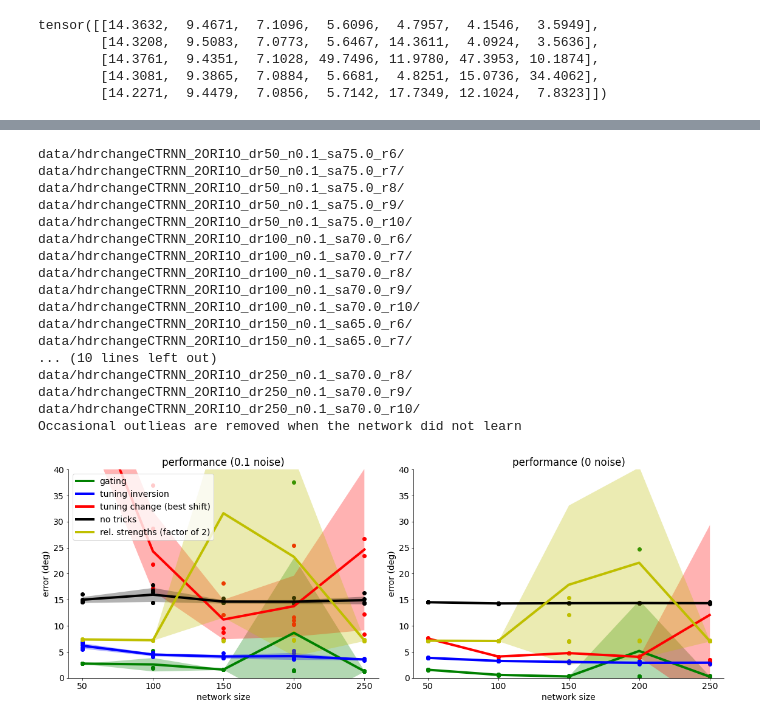
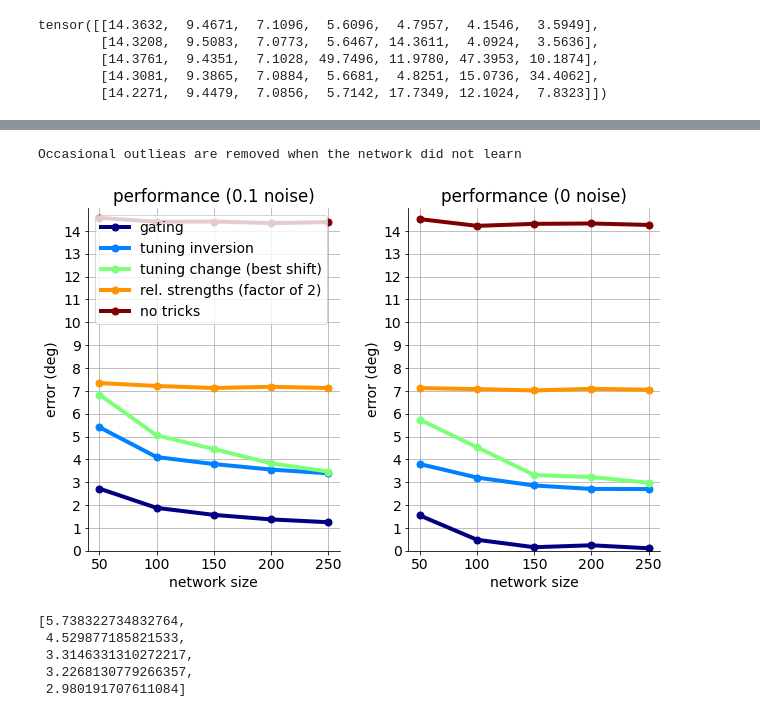
Before and after one commit to azaho/dynamictuning, a Jupyter notebook: analysis_and_figures_comparehd.ipynb, the cells around one changed output, grey strips where cells are left out. Cells and saved outputs as stored; diff of their text form; code cells hidden in the pictures.

```diff
--- a/analysis_and_figures_comparehd.ipynb
+++ b/analysis_and_figures_comparehd.ipynb
@@ -386,11 +457,16 @@ tensor([[14.3632,  9.4671,  7.1096,  5.6096,  4.7957,  4.1546,  3.5949],
+# %%
+ans_n = ans
+# %%
+ans_nn = ans
+# %%
+ans = ans_n
 # %%
 import matplotlib
 import importlib.util
 
 dim_recurrent = 100
 shift_amounts = [50, 55, 60, 65, 70, 75, 80, 85, 90]
-randoms = [6, 7, 8, 9, 10]
-ans = {}
+randoms = [1, 2, 3, 4, 5]
 # %%
 network, label, color = "rchange", "change of tuning (net_size=100)", "k"
 fig = plt.figure(figsize=(12, 5))
@@ -606,7 +636,7 @@ anss = {}
 dim_recurrents = [50, 100, 150, 200, 250]
 randoms = [1, 2, 3, 4, 5]
 # %%
-fig = plt.figure(figsize=(16, 6))
+fig = plt.figure(figsize=(9, 6))
 plt.rc('font', **{'family': 'DejaVu Sans', 'weight': 'normal', 'size': 14})
 ax_f = fig.add_subplot(1, 2, 1)
 ax_b = fig.add_subplot(1, 2, 2)
@@ -774,63 +804,71 @@ def _plot(network, label, color):
     # outliers
     # plot
     #print(best_errors)
+    best_errors[best_errors>20]=float('nan')
+    final_errors[final_errors>20]=float('nan')
+
+
+
     mean = torch.nanmean(best_errors, dim=0)
     sd = (torch.nanmean(best_errors**2, dim=0)-mean**2)**0.5
-    ax_b.scatter(torch.tensor(dim_recurrents).repeat(len(dim_recurrents), 1), best_errors, color=color)
-    ax_b.fill_between(dim_recurrents, mean-sd, mean+sd, color=color, alpha=0.3, linewidth=0)
-    ax_b.plot(dim_recurrents, mean, "-", linewidth=4, label=label, color=color)
+    #ax_b.scatter(torch.tensor(dim_recurrents).repeat(len(dim_recurrents), 1), best_errors, color=color)
+    #ax_b.fill_between(dim_recurrents, mean-sd, mean+sd, color=color, alpha=0.3, linewidth=0)
+    #ax_b.plot(dim_recurrents, mean, "-", linewidth=4, label=label, color=color)
+    ax_b.plot(dim_recurrents, torch.min(torch.nan_to_num(best_errors, nan=1000), dim=0).values, "-", marker='o', markersize=7, linewidth=4, label=label, color=color)
     mean = torch.nanmean(final_errors, dim=0)
     sd = (torch.nanmean(final_errors**2, dim=0)-mean**2)**0.5
-    ax_f.scatter(torch.tensor(dim_recurrents).repeat(len(dim_recurrents), 1), final_errors, color=color)
-    ax_f.fill_between(dim_recurrents, mean-sd, mean+sd, color=color, alpha=0.3, linewidth=0)
-    ax_f.plot(dim_recurrents, mean, "-", linewidth=4, label=label, color=color)
+    #ax_f.scatter(torch.tensor(dim_recurrents).repeat(len(dim_recurrents), 1), final_errors, color=color)
+    #ax_f.fill_between(dim_recurrents, mean-sd, mean+sd, color=color, alpha=0.3, linewidth=0)
+    #ax_f.plot(dim_recurrents, mean, "-", linewidth=4, label=label, color=color)
+    ax_f.plot(dim_recurrents, torch.min(torch.nan_to_num(final_errors, nan=1000), dim=0).values, "-", marker='o', markersize=7, linewidth=4, label=label, color=color)
 
+colors = plt.cm.jet(np.linspace(0,1,5))
 #_plot("train", "trained (100 000 steps)", "c")
-_plot("gating", "gating", "g")
-_plot("inversion", "tuning inversion", "b")
-_plot("rchange", "tuning change (best shift)", "r")
-_plot("notricks", "no tricks", "k")
-_plot("relstrengths", "rel. strengths (factor of 2)", "y")
+_plot("gating", "gating", colors[0])
+_plot("inversion", "tuning inversion", colors[1])
+
+ax_f.plot(dim_recurrents, [torch.min(ans_n[x]).item() for x in dim_recurrents], "-", marker='o', markersize=7, linewidth=4, label="tuning change (best shift)", color=colors[2])
+ax_b.plot(dim_recurrents, [torch.min(torch.nan_to_num(ans_nn[x], nan=1000)).item() for x in dim_recurrents], "-", marker='o', markersize=7, linewidth=4, label="tuning change (best shift)", color=colors[2])
+
+#_plot("rchange", "tuning change (best shift)", "r")
+_plot("relstrengths", "rel. strengths (factor of 2)", colors[3])
+_plot("notricks", "no tricks", colors[4])
 
 #if show_line: ax.axhline(y=0.0, color='r', linestyle='--', linewidth=3)
 #ax.set_ylim(-ylim, ylim)
 #ax.set_xlim(-90, 90)
 ax_f.set_title(f"performance (0.1 noise)")
 ax_b.set_title(f"performance (0 noise)")
 ax_f.set_xlabel(f"network size")
 ax_b.set_xlabel(f"network size")
 ax_f.set_ylabel("error (deg)")
 ax_b.set_ylabel("error (deg)")
 ax_f.spines['top'].set_visible(False)
 ax_f.spines['right'].set_visible(False)
 ax_b.spines['top'].set_visible(False)
 ax_b.spines['right'].set_visible(False)
 ax_f.legend(loc=2)
 #ax_b.legend(loc=1)
 ax_f.set_xticks(dim_recurrents)
 ax_b.set_xticks(dim_recurrents)
-ax_f.set_ylim(0, 40)
-ax_b.set_ylim(0, 40)
+ax_f.set_ylim(0, 15)
+ax_b.set_ylim(0, 15)
+ax_f.set_yticks(range(15))
+ax_b.set_yticks(range(15))
+ax_f.grid()
+ax_b.grid()
 plt.tight_layout()
 print("Occasional outlieas are removed when the network did not learn")
 plt.show()
 # %% [output]
-data/hdrchangeCTRNN_2ORI1O_dr50_n0.1_sa75.0_r6/
-data/hdrchangeCTRNN_2ORI1O_dr50_n0.1_sa75.0_r7/
-data/hdrchangeCTRNN_2ORI1O_dr50_n0.1_sa75.0_r8/
-data/hdrchangeCTRNN_2ORI1O_dr50_n0.1_sa75.0_r9/
-data/hdrchangeCTRNN_2ORI1O_dr50_n0.1_sa75.0_r10/
-data/hdrchangeCTRNN_2ORI1O_dr100_n0.1_sa70.0_r6/
-data/hdrchangeCTRNN_2ORI1O_dr100_n0.1_sa70.0_r7/
-data/hdrchangeCTRNN_2ORI1O_dr100_n0.1_sa70.0_r8/
-data/hdrchangeCTRNN_2ORI1O_dr100_n0.1_sa70.0_r9/
-data/hdrchangeCTRNN_2ORI1O_dr100_n0.1_sa70.0_r10/
-data/hdrchangeCTRNN_2ORI1O_dr150_n0.1_sa65.0_r6/
-data/hdrchangeCTRNN_2ORI1O_dr150_n0.1_sa65.0_r7/
-... (10 lines left out)
-data/hdrchangeCTRNN_2ORI1O_dr250_n0.1_sa70.0_r8/
-data/hdrchangeCTRNN_2ORI1O_dr250_n0.1_sa70.0_r9/
-data/hdrchangeCTRNN_2ORI1O_dr250_n0.1_sa70.0_r10/
 Occasional outlieas are removed when the network did not learn
-[figure, old version]
+[figure, new version]
+# %%
+[torch.min(torch.nan_to_num(ans[x], nan=1000)).item() for x in dim_recurrents]
+# %% [output]
+[5.738322734832764,
+ 4.529877185821533,
+ 3.3146331310272217,
+ 3.2268130779266357,
+ 2.980191707611084]
 # %%
```
Also changed, not shown: parts of 6 cells of this notebook, 4 other files.
